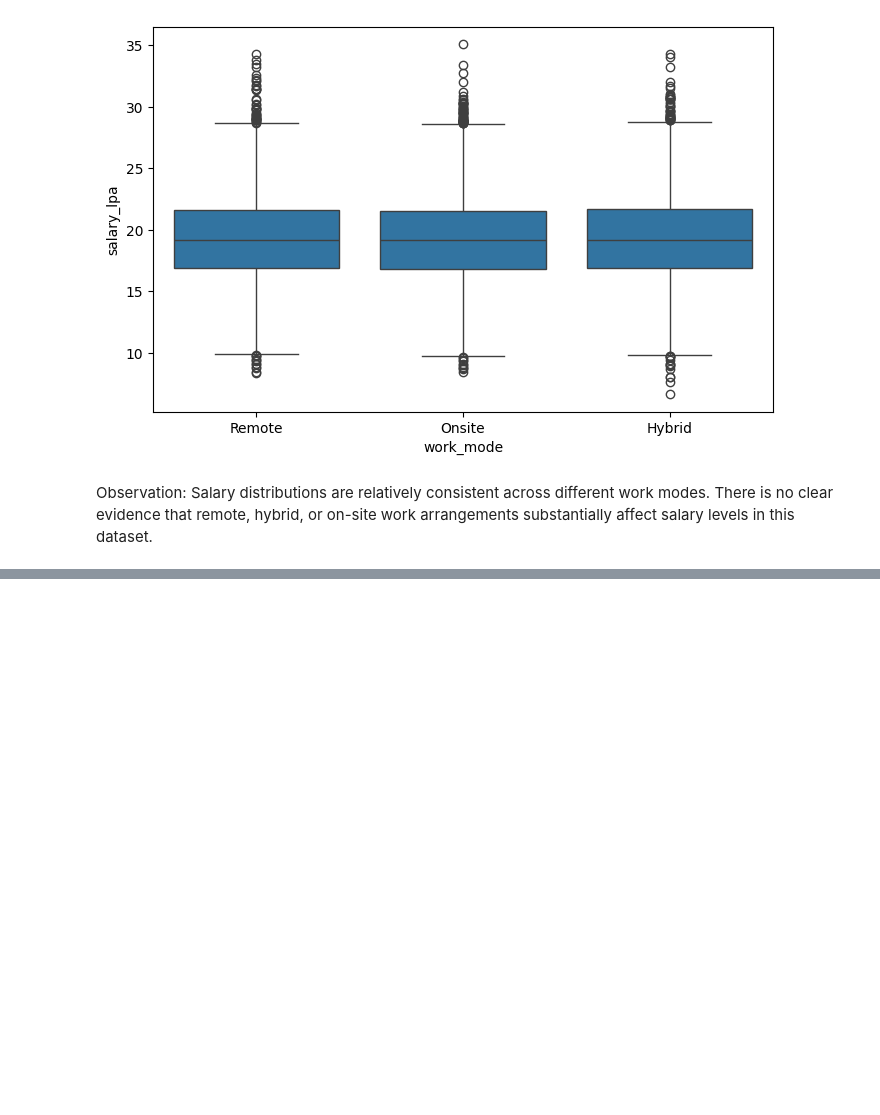
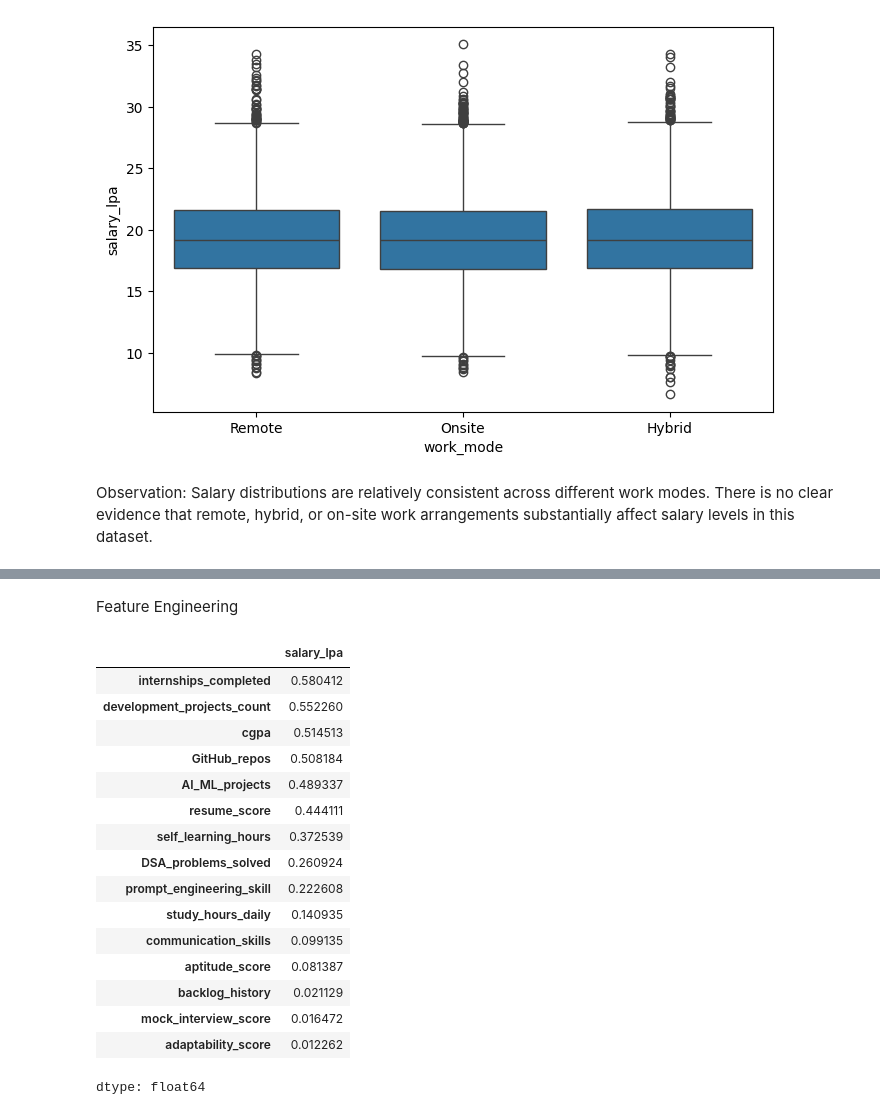
Before and after one commit to DasithiJayasinghe/Student-Career-Success-Analytics, a Jupyter notebook: notebooks/Salary_Prediction.ipynb, the cells around one changed output, grey strips where cells are left out. Saved outputs shown, nothing was run; the diff lists cells and outputs as text; code cells hidden in the pictures; blank space fills up the shorter version.

```diff
--- a/notebooks/Salary_Prediction.ipynb
+++ b/notebooks/Salary_Prediction.ipynb
@@ -440,0 +455,23 @@ plt.show()
+# %% [markdown]
+Feature Engineering
+# %%
+#top correlations with salary_lpa
+salary_corr.head(15)
+# %% [output]
+|  | salary_lpa |
+| internships_completed | 0.580412 |
+| development_projects_count | 0.552260 |
+| cgpa | 0.514513 |
+| GitHub_repos | 0.508184 |
+| AI_ML_projects | 0.489337 |
+| resume_score | 0.444111 |
+| self_learning_hours | 0.372539 |
+| DSA_problems_solved | 0.260924 |
+| prompt_engineering_skill | 0.222608 |
+| study_hours_daily | 0.140935 |
+| communication_skills | 0.099135 |
+| aptitude_score | 0.081387 |
+| backlog_history | 0.021129 |
+| mock_interview_score | 0.016472 |
+| adaptability_score | 0.012262 |
+dtype: float64
```
Also changed, not shown: parts of 13 cells of this notebook.
